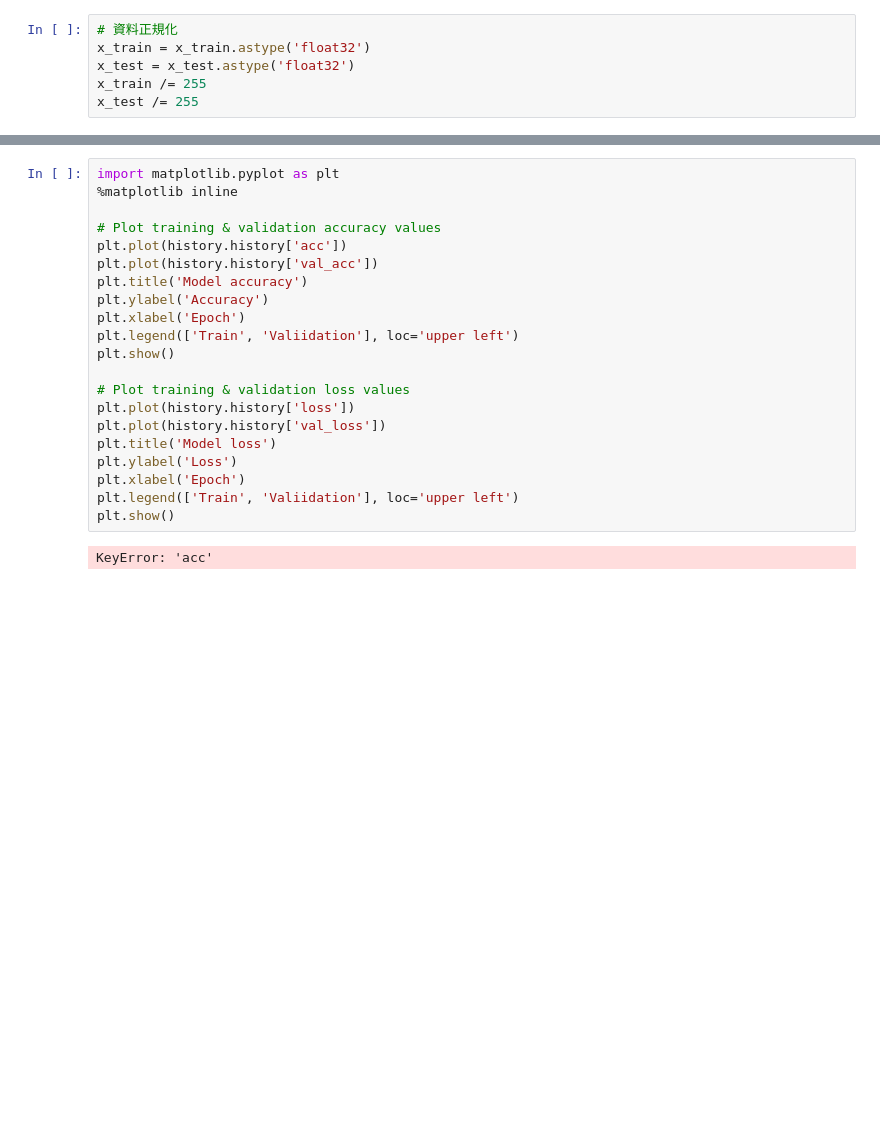
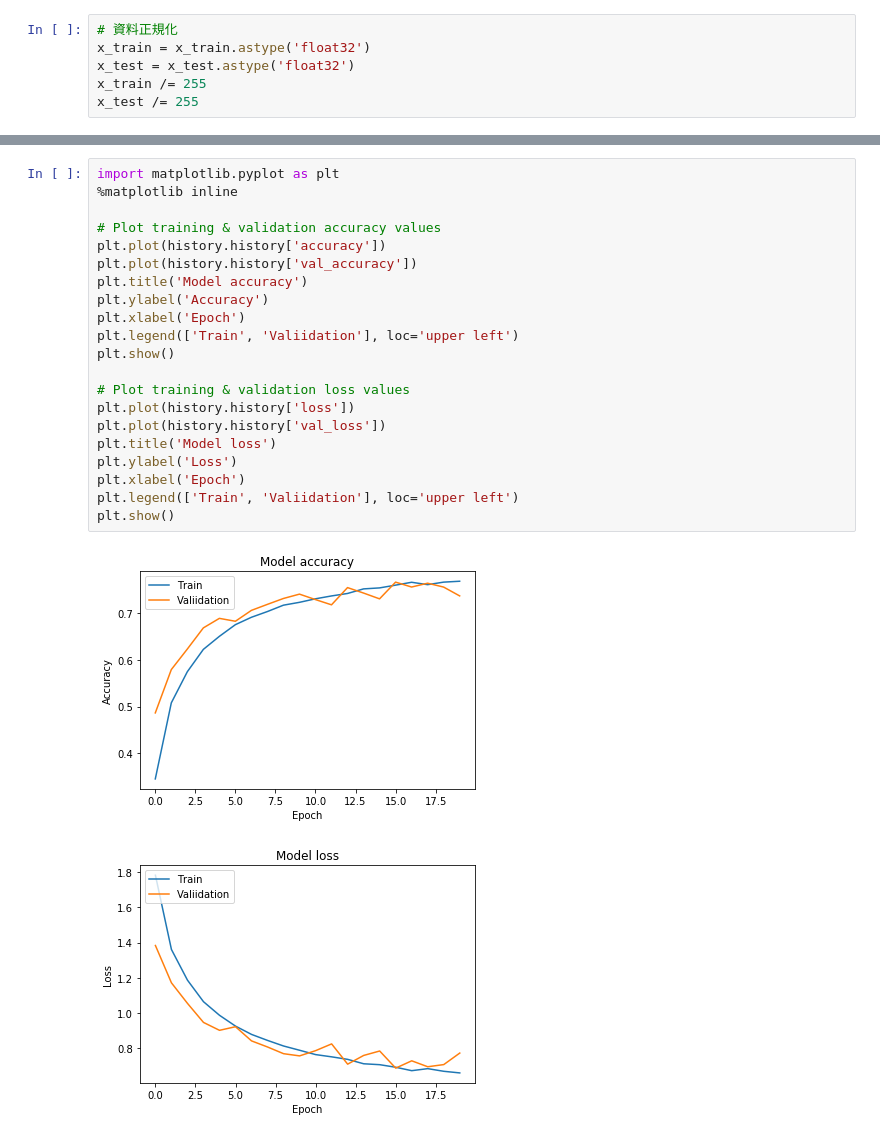
Before and after one commit to Marin-Chen/2nd-ML100Days, a Jupyter notebook: Day_076_HW/Day_076_HW.ipynb, the cells around one changed output, grey strips where cells are left out. Cells and saved outputs as stored; diff of their text form; blank space fills up the shorter version.

```diff
--- a/Day_076_HW/Day_076_HW.ipynb
+++ b/Day_076_HW/Day_076_HW.ipynb
@@ -263,23 +263,24 @@ true_num = numpy.sum(result_bool)
 # %%
 import matplotlib.pyplot as plt
 %matplotlib inline
 
 # Plot training & validation accuracy values
-plt.plot(history.history['acc'])
-plt.plot(history.history['val_acc'])
+plt.plot(history.history['accuracy'])
+plt.plot(history.history['val_accuracy'])
 plt.title('Model accuracy')
 plt.ylabel('Accuracy')
 plt.xlabel('Epoch')
 plt.legend(['Train', 'Valiidation'], loc='upper left')
 plt.show()
 
 # Plot training & validation loss values
 plt.plot(history.history['loss'])
 plt.plot(history.history['val_loss'])
 plt.title('Model loss')
 plt.ylabel('Loss')
 plt.xlabel('Epoch')
 plt.legend(['Train', 'Valiidation'], loc='upper left')
 plt.show()
 # %% [output]
-KeyError: 'acc'
+[figure, added]
+[figure, added]
```
Also changed, not shown: parts of 3 cells of this notebook.
